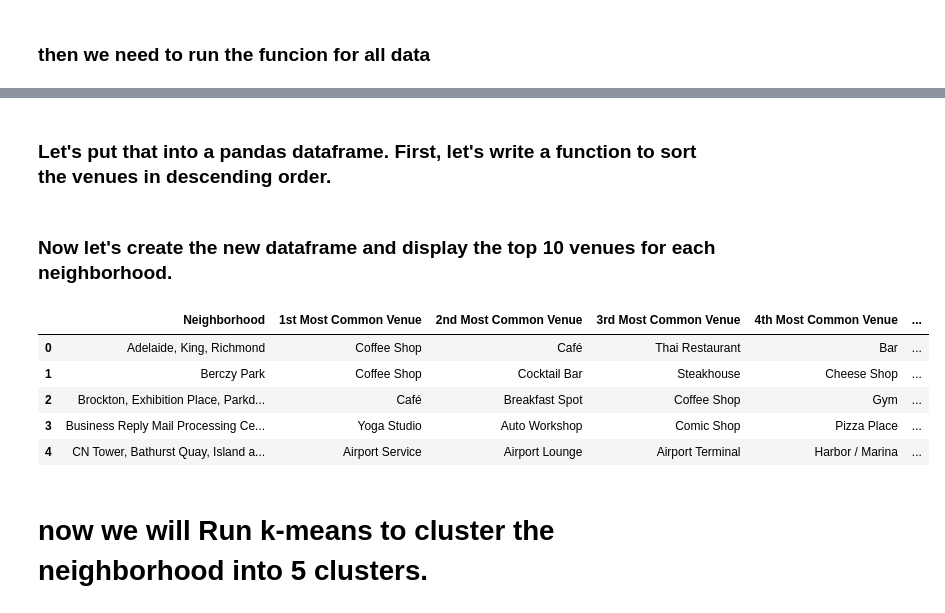
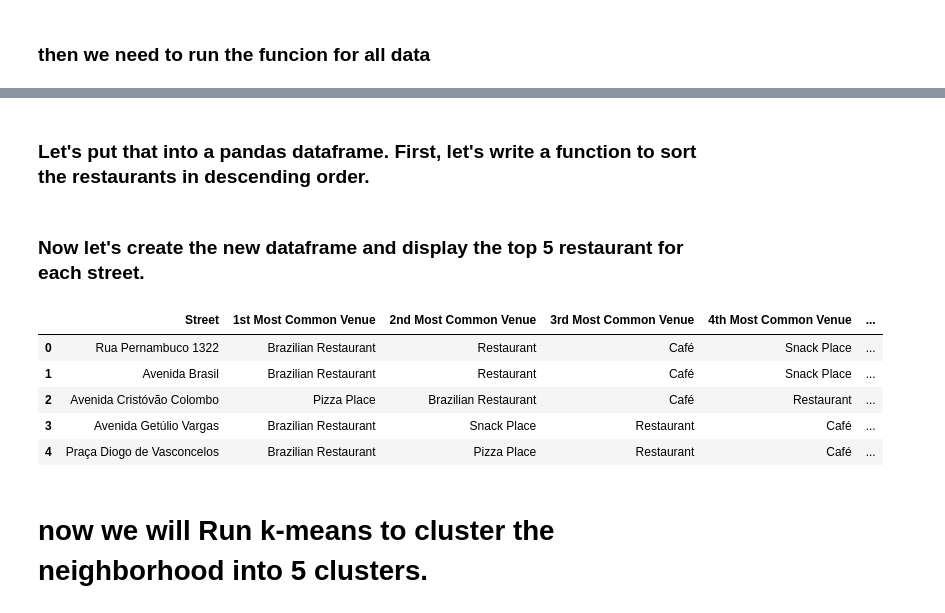
Before and after one commit to alvarokz/IBMDSCapstone, a Jupyter notebook: AlvaroIBMDSCapstoneNotebook.ipynb, the cells around one changed output, grey strips where cells are left out. Drawn from its saved outputs; the diff is of its cells as text; code cells hidden in the pictures.

Commit message:
Published from Watson Studio.

```diff
--- a/AlvaroIBMDSCapstoneNotebook.ipynb
+++ b/AlvaroIBMDSCapstoneNotebook.ipynb
@@ -275,7 +307,7 @@ def getNearbyVenues(names, latitudes, longitudes, radius=500):
 # %% [markdown]
 ### then we need to run the funcion for all data
 # %%
-toronto_venues = getNearbyVenues(names=df_final['Neighborhood'],
-                                   latitudes=df_final['Latitude'],
-                                   longitudes=df_final['Longitude']
+bh_venues = getNearbyVenues(names=df['Street'],
+                                   latitudes=df['Latitude'],
+                                   longitudes=df['Longitude']
                                   )
@@ -328,13 +369,13 @@ There are 239 uniques categories.
 # %%
 # one hot encoding
-toronto_onehot = pd.get_dummies(toronto_venues[['Venue Category']], prefix="", prefix_sep="")
+bh_onehot = pd.get_dummies(bh_venues[['Venue Category']], prefix="", prefix_sep="")
 
-# add neighborhood column back to dataframe
-toronto_onehot['Neighborhood'] = toronto_venues['Neighborhood']
+# add street column back to dataframe
+bh_onehot['Street'] = bh_venues['Street']
 
 # move neighborhood column to the first column
-fixed_columns = [toronto_onehot.columns[-1]] + list(toronto_onehot.columns[:-1])
-toronto_onehot = toronto_onehot[fixed_columns]
+fixed_columns = [bh_onehot.columns[-1]] + list(bh_onehot.columns[:-1])
+bh_onehot = bh_onehot[fixed_columns]
 
-toronto_onehot.head()
+bh_onehot
 # %% [output]
@@ -374,0 +406,4 @@ toronto_grouped
+# %%
+bh_grouped = bh_onehot.groupby('Street').mean().reset_index()
+
+bh_grouped
@@ -377,9 +430,9 @@ toronto_grouped
 # %%
-num_top_venues = 5
+num_top_venues = 10
 
-for hood in toronto_grouped['Neighborhood']:
+for hood in bh_grouped['Street']:
     print("----"+hood+"----")
-    temp = toronto_grouped[toronto_grouped['Neighborhood'] == hood].T.reset_index()
+    temp = bh_grouped[bh_grouped['Street'] == hood].T.reset_index()
     temp.columns = ['venue','freq']
     temp = temp.iloc[1:]
     temp['freq'] = temp['freq'].astype(float)
@@ -407,5 +460,5 @@ for hood in toronto_grouped['Neighborhood']:
 # %% [markdown]
-### Let's put that into a pandas dataframe. First, let's write a function to sort the venues in descending order.
+### Let's put that into a pandas dataframe. First, let's write a function to sort the restaurants in descending order.
 # %%
 def return_most_common_venues(row, num_top_venues):
     row_categories = row.iloc[1:]
@@ -413,35 +466,37 @@ def return_most_common_venues(row, num_top_venues):
 
     return row_categories_sorted.index.values[0:num_top_venues]
 # %% [markdown]
-### Now let's create the new dataframe and display the top 10 venues for each neighborhood.
+### Now let's create the new dataframe and display the top 5 restaurant for each street.
 # %%
 num_top_venues = 10
 
 indicators = ['st', 'nd', 'rd']
 
 # create columns according to number of top venues
-columns = ['Neighborhood']
+columns = ['Street']
 for ind in np.arange(num_top_venues):
     try:
         columns.append('{}{} Most Common Venue'.format(ind+1, indicators[ind]))
     except:
         columns.append('{}th Most Common Venue'.format(ind+1))
 
 # create a new dataframe
 neighborhoods_venues_sorted = pd.DataFrame(columns=columns)
-neighborhoods_venues_sorted['Neighborhood'] = toronto_grouped['Neighborhood']
+neighborhoods_venues_sorted['Street'] = bh_grouped['Street']
 
-for ind in np.arange(toronto_grouped.shape[0]):
-    neighborhoods_venues_sorted.iloc[ind, 1:] = return_most_common_venues(toronto_grouped.iloc[ind, :], num_top_venues)
+for ind in np.arange(bh_grouped.shape[0]):
+    neighborhoods_venues_sorted.iloc[ind, 1:] = return_most_common_venues(bh_grouped.iloc[ind, :], num_top_venues)
 
 neighborhoods_venues_sorted.head()
+
+# To finalize, we will search for one street that doesn't contains some of the top 10 most commom restaurants in the top 10 most common venues of the street. The first will be the chosen one
 # %% [output]
-|  | Neighborhood | 1st Most Common Venue | 2nd Most Common Venue | 3rd Most Common Venue | 4th Most Common Venue | ... |
-| 0 | Adelaide, King, Richmond | Coffee Shop | Café | Thai Restaurant | Bar | ... |
-| 1 | Berczy Park | Coffee Shop | Cocktail Bar | Steakhouse | Cheese Shop | ... |
-| 2 | Brockton, Exhibition Place, Parkd... | Café | Breakfast Spot | Coffee Shop | Gym | ... |
-| 3 | Business Reply Mail Processing Ce... | Yoga Studio | Auto Workshop | Comic Shop | Pizza Place | ... |
-| 4 | CN Tower, Bathurst Quay, Island a... | Airport Service | Airport Lounge | Airport Terminal | Harbor / Marina | ... |
+|  | Street | 1st Most Common Venue | 2nd Most Common Venue | 3rd Most Common Venue | 4th Most Common Venue | ... |
+| 0 | Rua Pernambuco 1322 | Brazilian Restaurant | Restaurant | Café | Snack Place | ... |
+| 1 | Avenida Brasil | Brazilian Restaurant | Restaurant | Café | Snack Place | ... |
+| 2 | Avenida Cristóvão Colombo | Pizza Place | Brazilian Restaurant | Café | Restaurant | ... |
+| 3 | Avenida Getúlio Vargas | Brazilian Restaurant | Snack Place | Restaurant | Café | ... |
+| 4 | Praça Diogo de Vasconcelos | Brazilian Restaurant | Pizza Place | Restaurant | Café | ... |
 # %% [markdown]
 # now we will Run k-means to cluster the neighborhood into 5 clusters.
 # %%
```
Also changed, not shown: parts of 47 cells of this notebook.
